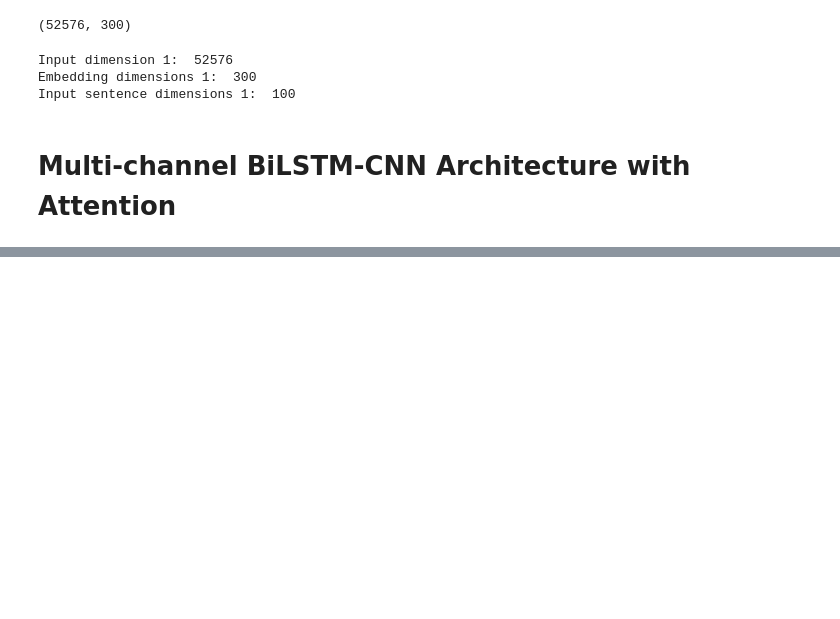
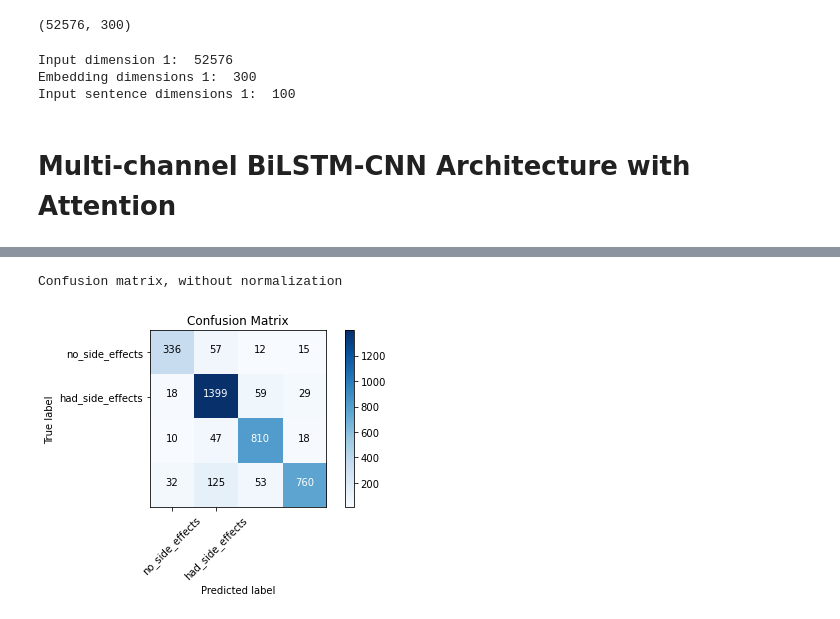
Before and after one commit to athrvkk/ICON-2020-TechDoFication, a Jupyter notebook: classifiers/CNN-LSTM-Attention.ipynb, the cells around one changed output, grey strips where cells are left out. Drawn from its saved outputs; the diff is of its cells as text; code cells hidden in the pictures; blank space fills up the shorter version.

```diff
--- a/classifiers/CNN-LSTM-Attention.ipynb
+++ b/classifiers/CNN-LSTM-Attention.ipynb
@@ -294,0 +319,9 @@ save_model(classifier, "multi-channel-1-BiLSTM-CNN-2-LDA-12-f1-8781")
+# %%
+plot_confusion_matrix(y_val,
+                      results2,
+                      classes=['no_side_effects','had_side_effects'],
+                      title='Confusion Matrix',
+                      normalize=False)
+# %% [output]
+Confusion matrix, without normalization
+[figure, added]
```
Also changed, not shown: parts of 14 cells of this notebook, 5 other files.
